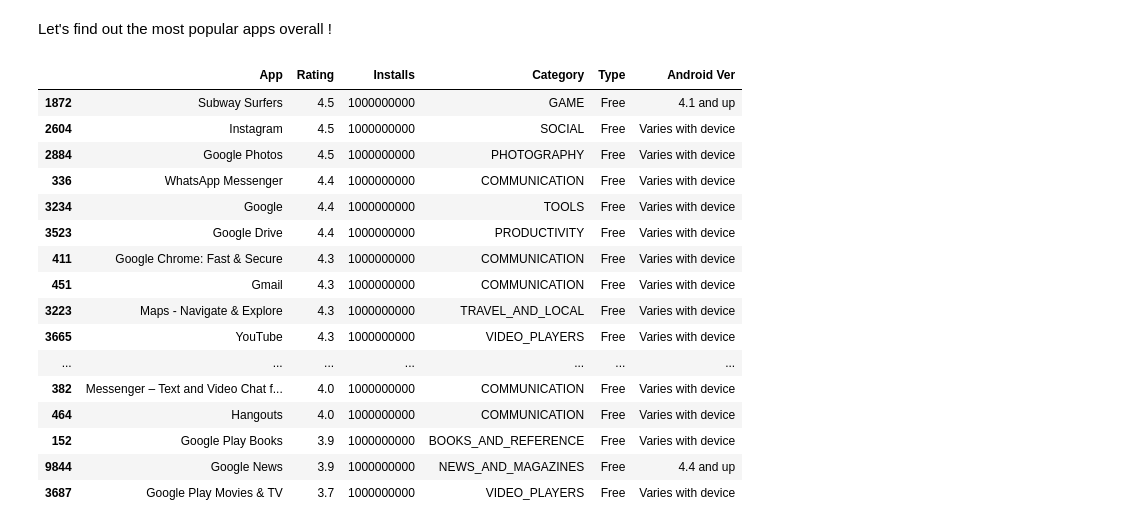
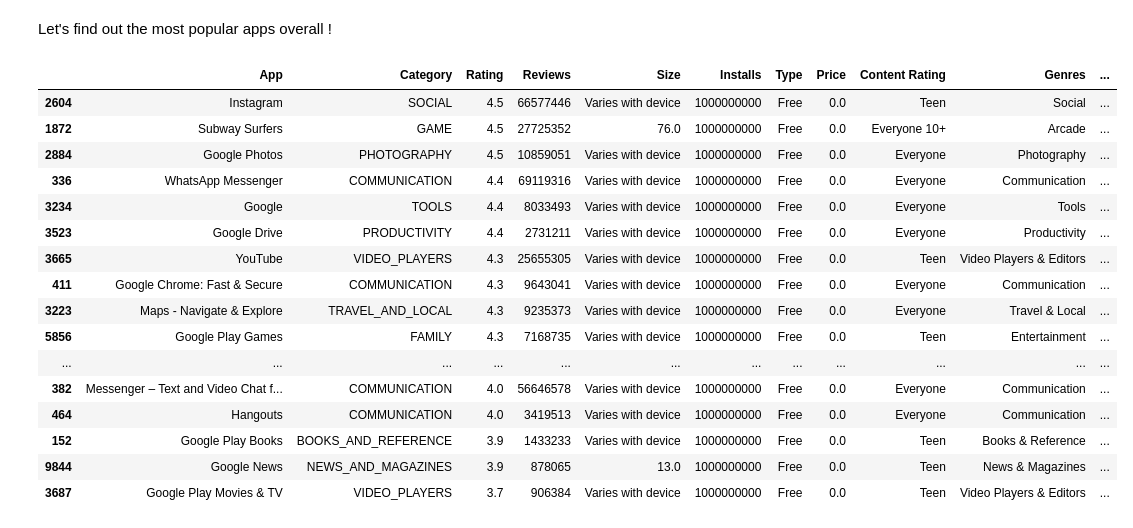
Before and after one commit to swarntam/Comcast_Telecom_Consumer_Complaints, a Jupyter notebook: Play_Store_App_Review_Analysis_Capstone_Project.ipynb, the cells around one changed output. Drawn from its saved outputs; the diff is of its cells as text; code cells hidden in the pictures.

```diff
--- a/Play_Store_App_Review_Analysis_Capstone_Project.ipynb
+++ b/Play_Store_App_Review_Analysis_Capstone_Project.ipynb
@@ -1199,23 +1199,22 @@ Although, price for apps belonging to **Family** and **Game** are lower but they
 # %% [markdown]
 Let's find out the most popular apps overall !
 # %%
-data_df[['App','Rating','Installs','Category','Type','Android Ver']]\
-        .sort_values(by=['Installs','Rating'],ascending=False)[:20]
+data_df.sort_values(by=['Installs','Rating','Reviews'],ascending=False)[:20]
 # %% [output]
-|  | App | Rating | Installs | Category | Type | Android Ver |
-| 1872 | Subway Surfers | 4.5 | 1000000000 | GAME | Free | 4.1 and up |
-| 2604 | Instagram | 4.5 | 1000000000 | SOCIAL | Free | Varies with device |
-| 2884 | Google Photos | 4.5 | 1000000000 | PHOTOGRAPHY | Free | Varies with device |
-| 336 | WhatsApp Messenger | 4.4 | 1000000000 | COMMUNICATION | Free | Varies with device |
-| 3234 | Google | 4.4 | 1000000000 | TOOLS | Free | Varies with device |
-| 3523 | Google Drive | 4.4 | 1000000000 | PRODUCTIVITY | Free | Varies with device |
-| 411 | Google Chrome: Fast & Secure | 4.3 | 1000000000 | COMMUNICATION | Free | Varies with device |
-| 451 | Gmail | 4.3 | 1000000000 | COMMUNICATION | Free | Varies with device |
-| 3223 | Maps - Navigate & Explore | 4.3 | 1000000000 | TRAVEL_AND_LOCAL | Free | Varies with device |
-| 3665 | YouTube | 4.3 | 1000000000 | VIDEO_PLAYERS | Free | Varies with device |
-| ... | ... | ... | ... | ... | ... | ... |
-| 382 | Messenger – Text and Video Chat f... | 4.0 | 1000000000 | COMMUNICATION | Free | Varies with device |
-| 464 | Hangouts | 4.0 | 1000000000 | COMMUNICATION | Free | Varies with device |
-| 152 | Google Play Books | 3.9 | 1000000000 | BOOKS_AND_REFERENCE | Free | Varies with device |
-| 9844 | Google News | 3.9 | 1000000000 | NEWS_AND_MAGAZINES | Free | 4.4 and up |
-| 3687 | Google Play Movies & TV | 3.7 | 1000000000 | VIDEO_PLAYERS | Free | Varies with device |
+|  | App | Category | Rating | Reviews | Size | Installs | Type | Price | Content Rating | Genres | ... |
+| 2604 | Instagram | SOCIAL | 4.5 | 66577446 | Varies with device | 1000000000 | Free | 0.0 | Teen | Social | ... |
+| 1872 | Subway Surfers | GAME | 4.5 | 27725352 | 76.0 | 1000000000 | Free | 0.0 | Everyone 10+ | Arcade | ... |
+| 2884 | Google Photos | PHOTOGRAPHY | 4.5 | 10859051 | Varies with device | 1000000000 | Free | 0.0 | Everyone | Photography | ... |
+| 336 | WhatsApp Messenger | COMMUNICATION | 4.4 | 69119316 | Varies with device | 1000000000 | Free | 0.0 | Everyone | Communication | ... |
+| 3234 | Google | TOOLS | 4.4 | 8033493 | Varies with device | 1000000000 | Free | 0.0 | Everyone | Tools | ... |
+| 3523 | Google Drive | PRODUCTIVITY | 4.4 | 2731211 | Varies with device | 1000000000 | Free | 0.0 | Everyone | Productivity | ... |
+| 3665 | YouTube | VIDEO_PLAYERS | 4.3 | 25655305 | Varies with device | 1000000000 | Free | 0.0 | Teen | Video Players & Editors | ... |
+| 411 | Google Chrome: Fast & Secure | COMMUNICATION | 4.3 | 9643041 | Varies with device | 1000000000 | Free | 0.0 | Everyone | Communication | ... |
+| 3223 | Maps - Navigate & Explore | TRAVEL_AND_LOCAL | 4.3 | 9235373 | Varies with device | 1000000000 | Free | 0.0 | Everyone | Travel & Local | ... |
+| 5856 | Google Play Games | FAMILY | 4.3 | 7168735 | Varies with device | 1000000000 | Free | 0.0 | Teen | Entertainment | ... |
+| ... | ... | ... | ... | ... | ... | ... | ... | ... | ... | ... | ... |
+| 382 | Messenger – Text and Video Chat f... | COMMUNICATION | 4.0 | 56646578 | Varies with device | 1000000000 | Free | 0.0 | Everyone | Communication | ... |
+| 464 | Hangouts | COMMUNICATION | 4.0 | 3419513 | Varies with device | 1000000000 | Free | 0.0 | Everyone | Communication | ... |
+| 152 | Google Play Books | BOOKS_AND_REFERENCE | 3.9 | 1433233 | Varies with device | 1000000000 | Free | 0.0 | Teen | Books & Reference | ... |
+| 9844 | Google News | NEWS_AND_MAGAZINES | 3.9 | 878065 | 13.0 | 1000000000 | Free | 0.0 | Teen | News & Magazines | ... |
+| 3687 | Google Play Movies & TV | VIDEO_PLAYERS | 3.7 | 906384 | Varies with device | 1000000000 | Free | 0.0 | Teen | Video Players & Editors | ... |
```
Also changed, not shown: parts of 52 cells of this notebook.
